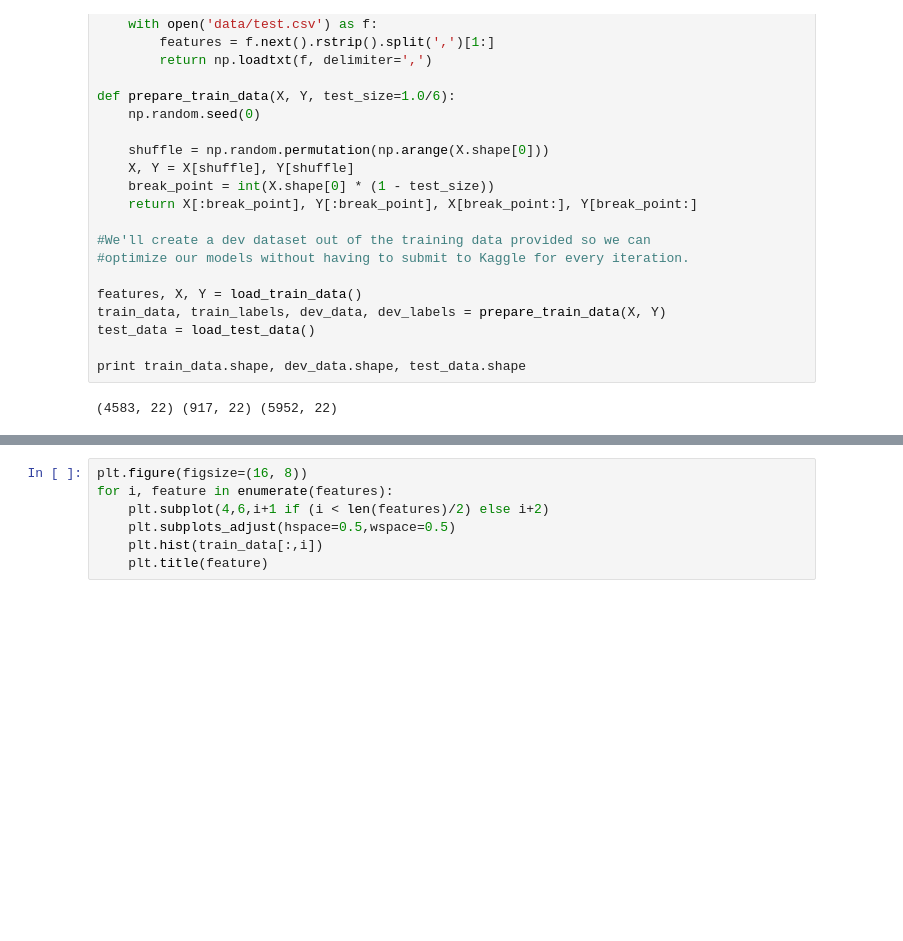
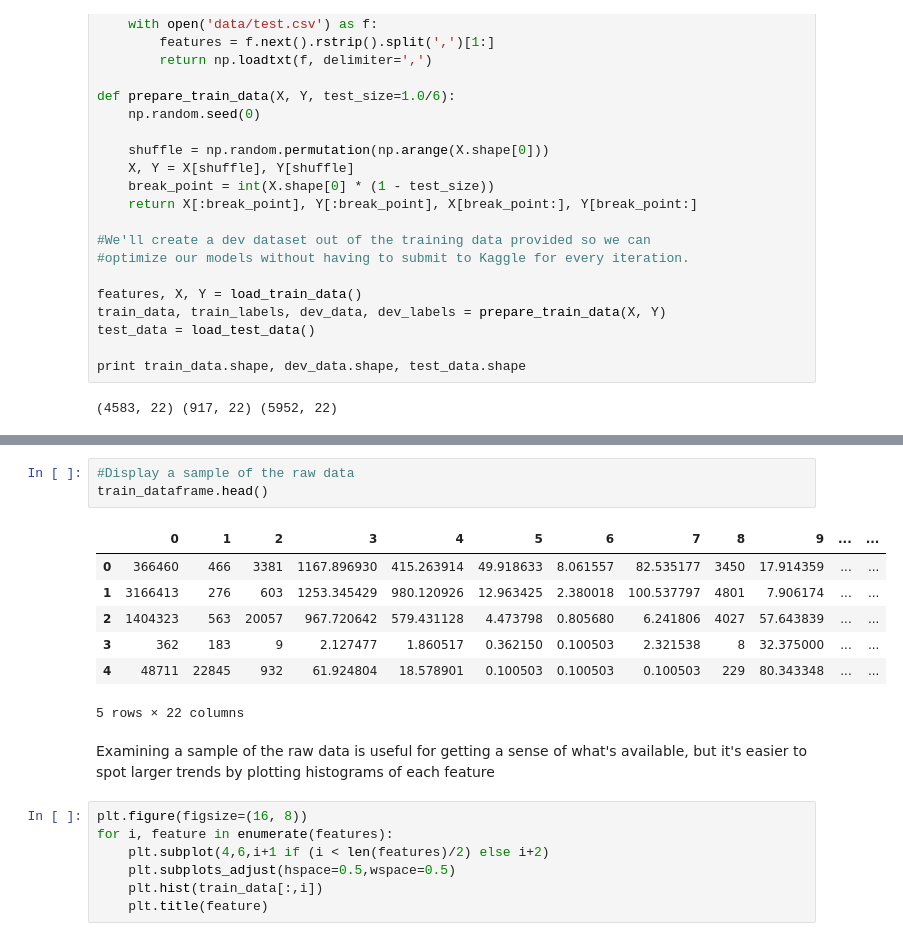
Before and after one commit to nickhamlin/mids_207_final_project, a Jupyter notebook: 207 Final Project - Byun, Chio, Danish, Hamlin, Pazo.ipynb, the cells around one changed output, grey strips where cells are left out. Cells and saved outputs as stored; diff of their text form; blank space fills up the shorter version.

```diff
--- a/207 Final Project - Byun, Chio, Danish, Hamlin, Pazo.ipynb
+++ b/207 Final Project - Byun, Chio, Danish, Hamlin, Pazo.ipynb
@@ -113,3 +135,16 @@ Before we do any model-building, we need to understand the features we're given
+# %%
+#Display a sample of the raw data
+train_dataframe.head()
+# %% [output]
+|  | 0 | 1 | 2 | 3 | 4 | 5 | 6 | 7 | 8 | 9 | ... | ... |
+| 0 | 366460 | 466 | 3381 | 1167.896930 | 415.263914 | 49.918633 | 8.061557 | 82.535177 | 3450 | 17.914359 | ... | ... |
+| 1 | 3166413 | 276 | 603 | 1253.345429 | 980.120926 | 12.963425 | 2.380018 | 100.537797 | 4801 | 7.906174 | ... | ... |
+| 2 | 1404323 | 563 | 20057 | 967.720642 | 579.431128 | 4.473798 | 0.805680 | 6.241806 | 4027 | 57.643839 | ... | ... |
+| 3 | 362 | 183 | 9 | 2.127477 | 1.860517 | 0.362150 | 0.100503 | 2.321538 | 8 | 32.375000 | ... | ... |
+| 4 | 48711 | 22845 | 932 | 61.924804 | 18.578901 | 0.100503 | 0.100503 | 0.100503 | 229 | 80.343348 | ... | ... |
+5 rows × 22 columns
+# %% [markdown]
+Examining a sample of the raw data is useful for getting a sense of what's available, but it's easier to spot larger trends by plotting histograms of each feature
 # %%
 plt.figure(figsize=(16, 8))
 for i, feature in enumerate(features):
```
Also changed, not shown: parts of 29 cells of this notebook.
